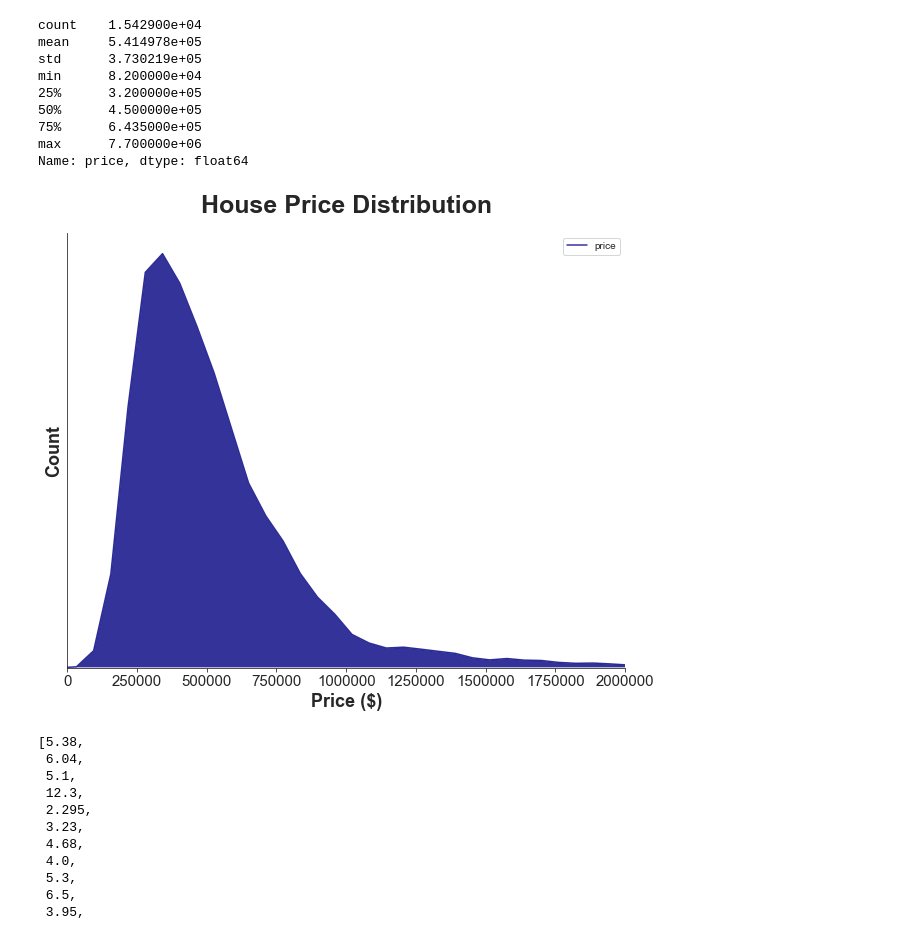
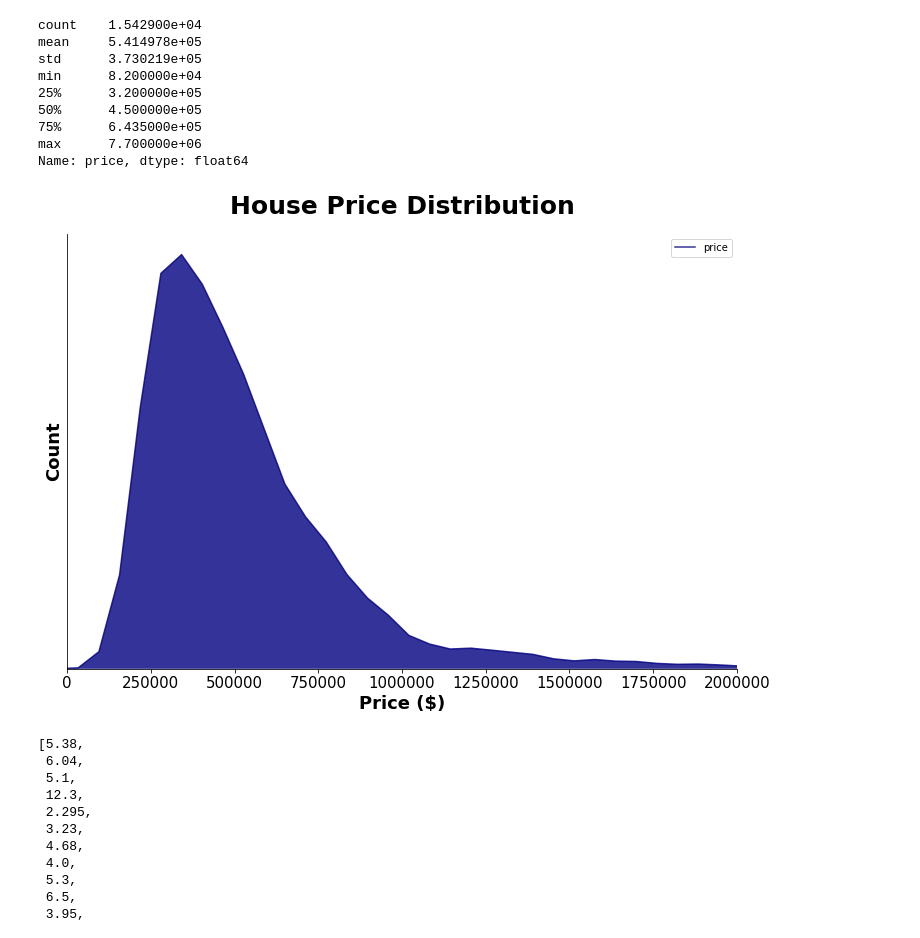
Before and after one commit to marwankalo/dsc-mod-2-project-v2-1-london-ds-02172020, a Jupyter notebook: student.ipynb, the cells around one changed output. Drawn from its saved outputs; the diff is of its cells as text; code cells hidden in the pictures.

```diff
--- a/student.ipynb
+++ b/student.ipynb
@@ -86,7 +86,7 @@ df
 # Converting float values to integers for efficient future manipulation
 df['price'] = (df['price']).astype(int)
 df['floors'] = (df['floors']).astype(int)
-df['sqft_basement'] = (df['sqft_basement']).astype(int)
+df['sqft_basement'] = (df['sqft_basement']).astype(float).astype(int)
 df['view'] = (df['view']).astype(int)
 df['waterfront'] = (df['waterfront']).astype(int)
 
@@ -122,23 +187,24 @@ min      8.200000e+04
 max      7.700000e+06
 Name: price, dtype: float64
 # %%
+# How are house prices distributed in King County? How are they distributed geographically?
 # A histogram showing distribution of price (capped at $2 mil for a more accurate visualisation)
-fig, ax = plt.subplots(figsize=(10,8))
+fig, ax = plt.subplots(figsize=(12,8))
 
 sns.kdeplot(df['price'], shade=True, color='navy',alpha=0.8)
 sns.despine()
 
 plt.yticks([])
 ax.tick_params(axis='both', which='major', labelsize=15)
 
 ax.set_title('House Price Distribution', fontsize=25, loc='center', weight='bold', pad=20)
 ax.set_xlabel('Price ($)', fontsize=18, weight='bold')
 ax.set_ylabel('Count', fontsize=18, weight='bold')
 
 plt.xlim(0,2000000)
 plt.show()
 # %% [output]
-[figure, old version]
+[figure, new version]
 # %%
 # Preparing the data for a heatmap visualisation of house price sales across King County
 # This will give us an overview of the distribution of price across the geography in question
```
Also changed, not shown: parts of 43 cells of this notebook, 1 other file.
